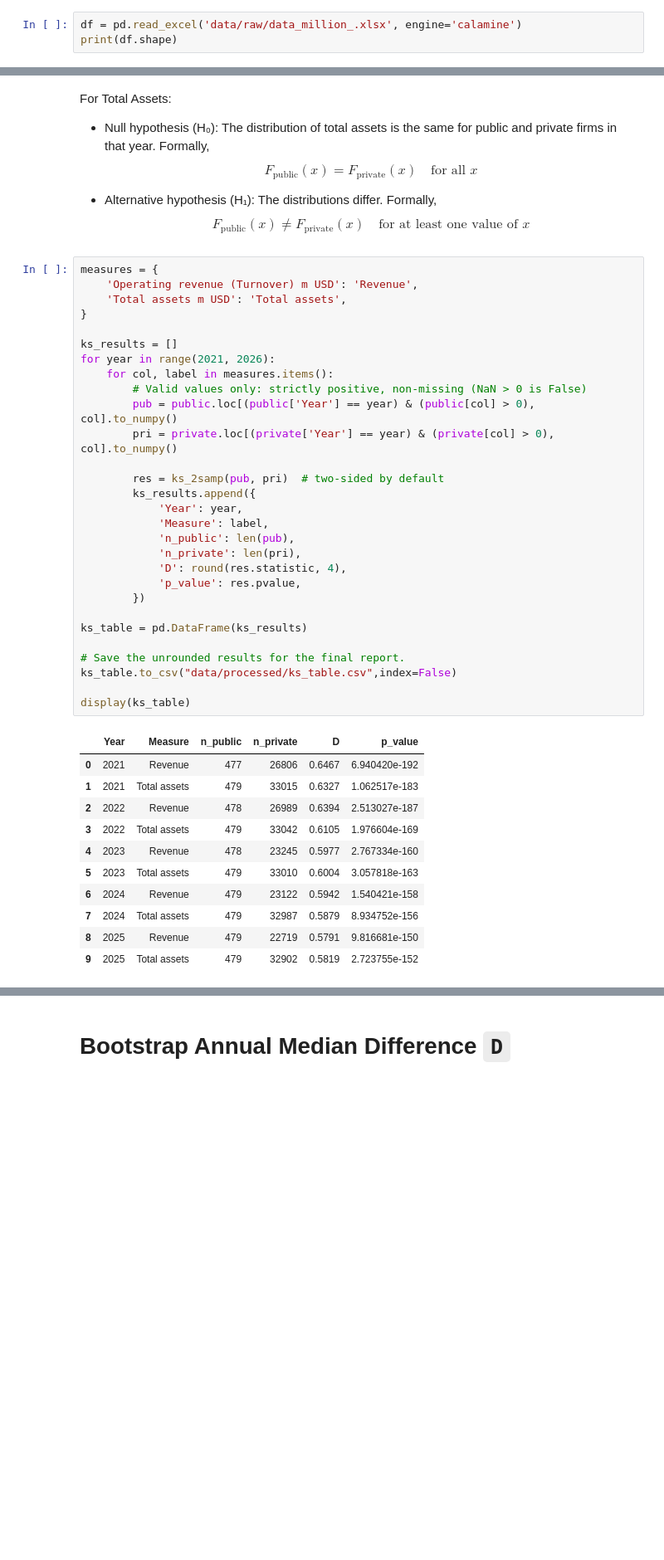
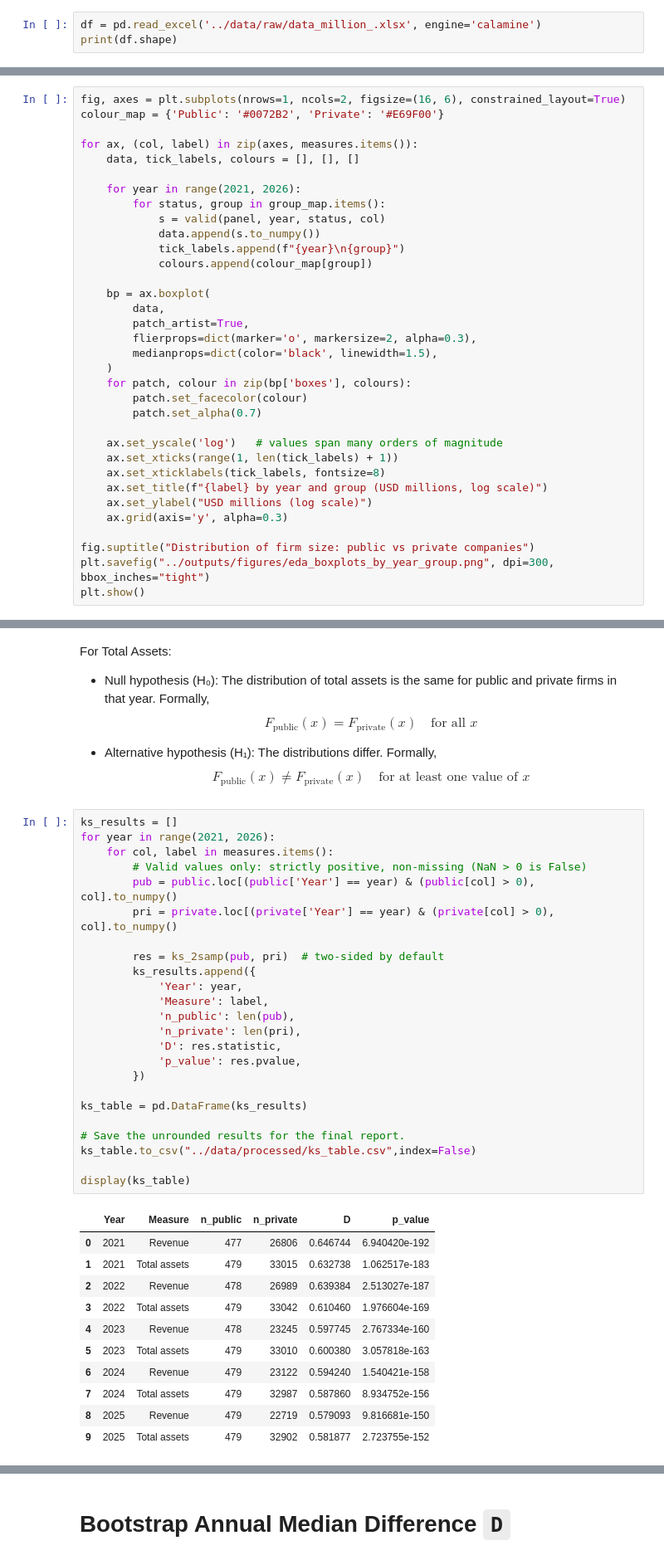
Before and after one commit to pbansal2026-sys/607_Group_Project, a Jupyter notebook: notebooks/Wrangle_&_Tests.ipynb, the cells around one changed output, grey strips where cells are left out. Shown at 83% size. Saved outputs shown, nothing was run; the diff lists cells and outputs as text; blank space fills up the shorter version.

Commit message:
Update notebook, figures, tables and README

```diff
--- a/notebooks/Wrangle_&_Tests.ipynb
+++ b/notebooks/Wrangle_&_Tests.ipynb
@@ -9,5 +9,5 @@ from scipy.stats import ks_2samp
 # %%
-df = pd.read_excel('data/raw/data_million_.xlsx', engine='calamine')
+df = pd.read_excel('../data/raw/data_million_.xlsx', engine='calamine')
 print(df.shape)
 # %% [output]
 (38124, 15)
@@ -319,0 +442,34 @@ display(sample_sizes)
+# %%
+fig, axes = plt.subplots(nrows=1, ncols=2, figsize=(16, 6), constrained_layout=True)
+colour_map = {'Public': '#0072B2', 'Private': '#E69F00'}
+
+for ax, (col, label) in zip(axes, measures.items()):
+    data, tick_labels, colours = [], [], []
+
+    for year in range(2021, 2026):
+        for status, group in group_map.items():
+            s = valid(panel, year, status, col)
+            data.append(s.to_numpy())
+            tick_labels.append(f"{year}\n{group}")
+            colours.append(colour_map[group])
+
+    bp = ax.boxplot(
+        data,
+        patch_artist=True,
+        flierprops=dict(marker='o', markersize=2, alpha=0.3),
+        medianprops=dict(color='black', linewidth=1.5),
+    )
+    for patch, colour in zip(bp['boxes'], colours):
+        patch.set_facecolor(colour)
+        patch.set_alpha(0.7)
+
+    ax.set_yscale('log')   # values span many orders of magnitude
+    ax.set_xticks(range(1, len(tick_labels) + 1))
+    ax.set_xticklabels(tick_labels, fontsize=8)
+    ax.set_title(f"{label} by year and group (USD millions, log scale)")
+    ax.set_ylabel("USD millions (log scale)")
+    ax.grid(axis='y', alpha=0.3)
+
+fig.suptitle("Distribution of firm size: public vs private companies")
+plt.savefig("../outputs/figures/eda_boxplots_by_year_group.png", dpi=300, bbox_inches="tight")
+plt.show()
@@ -331,44 +496,39 @@ For Total Assets:
 
 *   Alternative hypothesis (H₁): The distributions differ. Formally, $$F_{\text{public}}(x) \neq F_{\text{private}}(x) \quad \text{for at least one value of } x$$
 # %%
-measures = {
-    'Operating revenue (Turnover) m USD': 'Revenue',
-    'Total assets m USD': 'Total assets',
-}
-
 ks_results = []
 for year in range(2021, 2026):
     for col, label in measures.items():
         # Valid values only: strictly positive, non-missing (NaN > 0 is False)
         pub = public.loc[(public['Year'] == year) & (public[col] > 0), col].to_numpy()
         pri = private.loc[(private['Year'] == year) & (private[col] > 0), col].to_numpy()
 
         res = ks_2samp(pub, pri)  # two-sided by default
         ks_results.append({
             'Year': year,
             'Measure': label,
             'n_public': len(pub),
             'n_private': len(pri),
-            'D': round(res.statistic, 4),
+            'D': res.statistic,
             'p_value': res.pvalue,
         })
 
 ks_table = pd.DataFrame(ks_results)
 
 # Save the unrounded results for the final report.
-ks_table.to_csv("data/processed/ks_table.csv",index=False)
+ks_table.to_csv("../data/processed/ks_table.csv",index=False)
 
 display(ks_table)
 # %% [output]
 |  | Year | Measure | n_public | n_private | D | p_value |
-| 0 | 2021 | Revenue | 477 | 26806 | 0.6467 | 6.940420e-192 |
-| 1 | 2021 | Total assets | 479 | 33015 | 0.6327 | 1.062517e-183 |
-| 2 | 2022 | Revenue | 478 | 26989 | 0.6394 | 2.513027e-187 |
-| 3 | 2022 | Total assets | 479 | 33042 | 0.6105 | 1.976604e-169 |
-| 4 | 2023 | Revenue | 478 | 23245 | 0.5977 | 2.767334e-160 |
-| 5 | 2023 | Total assets | 479 | 33010 | 0.6004 | 3.057818e-163 |
-| 6 | 2024 | Revenue | 479 | 23122 | 0.5942 | 1.540421e-158 |
-| 7 | 2024 | Total assets | 479 | 32987 | 0.5879 | 8.934752e-156 |
-| 8 | 2025 | Revenue | 479 | 22719 | 0.5791 | 9.816681e-150 |
-| 9 | 2025 | Total assets | 479 | 32902 | 0.5819 | 2.723755e-152 |
+| 0 | 2021 | Revenue | 477 | 26806 | 0.646744 | 6.940420e-192 |
+| 1 | 2021 | Total assets | 479 | 33015 | 0.632738 | 1.062517e-183 |
+| 2 | 2022 | Revenue | 478 | 26989 | 0.639384 | 2.513027e-187 |
+| 3 | 2022 | Total assets | 479 | 33042 | 0.610460 | 1.976604e-169 |
+| 4 | 2023 | Revenue | 478 | 23245 | 0.597745 | 2.767334e-160 |
+| 5 | 2023 | Total assets | 479 | 33010 | 0.600380 | 3.057818e-163 |
+| 6 | 2024 | Revenue | 479 | 23122 | 0.594240 | 1.540421e-158 |
+| 7 | 2024 | Total assets | 479 | 32987 | 0.587860 | 8.934752e-156 |
+| 8 | 2025 | Revenue | 479 | 22719 | 0.579093 | 9.816681e-150 |
+| 9 | 2025 | Total assets | 479 | 32902 | 0.581877 | 2.723755e-152 |
 # %% [markdown]
```
Also changed, not shown: parts of 29 cells of this notebook, 9 other files.
